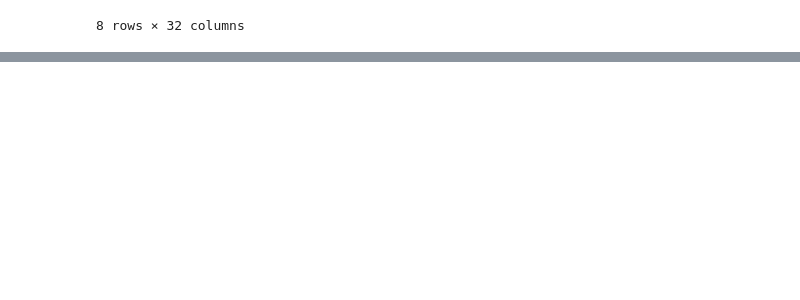
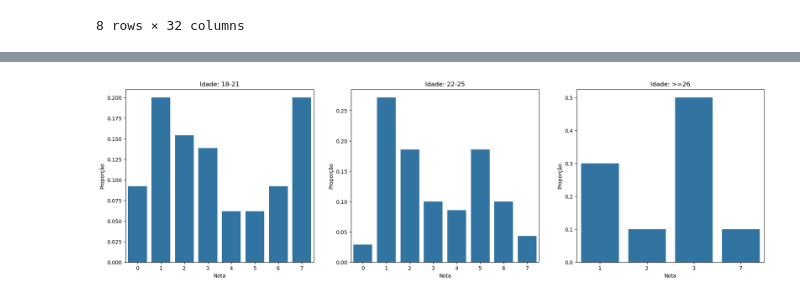
Before and after one commit to RodolfoPCruz/students-performance, a Jupyter notebook: performance.ipynb, the cells around one changed output, grey strips where cells are left out. Cells and saved outputs as stored; diff of their text form; code cells hidden in the pictures; blank space fills up the shorter version.

Commit message:
feat: Analise exploratoria da idade e das notas

```diff
--- a/performance.ipynb
+++ b/performance.ipynb
@@ -156,0 +171,6 @@ df_higher_education.describe()
+# %%
+# Proporcao de alunos em cada grupo de idade
+
+index_idade={1:'18-21',2:'22-25',3:'>=26'}
+idade_higher_education=criar_df_value_counts_proporcao(df_higher_education,"AGE",index_idade,'Idade')
+idade_higher_education
@@ -156,0 +183,6 @@ df_higher_education.describe()
+# %%
+#Agrupar alunos por idade e nota
+
+df_he_grouped_age_grade=df_higher_education.groupby(["AGE","GRADE"]).count().loc[:,['STUDENTID']].rename(columns={'STUDENTID':'Número Alunos'})
+print('Total de Alunos: {}'.format(len(df_higher_education)))
+df_he_grouped_age_grade
@@ -156,0 +222,14 @@ df_higher_education.describe()
+# %%
+#Proporção dentro de cada grupo
+#Por exemplo, dentre alunos com idades entre 18 e 21 anos, aproximadamente 20% tiraram nota 1
+
+
+fig,axs=plt.subplots(ncols=3,nrows=1,figsize=(22,6))
+for age_group in range(1,4):
+    age=df_he_grouped_age_grade.loc[age_group,:]/df_he_grouped_age_grade.loc[age_group,:].sum()
+    sns.barplot(data=age,x=age.index,y='Número Alunos',ax=axs[age_group-1])
+    axs[age_group-1].set_xlabel('Nota')
+    axs[age_group-1].set_ylabel('Proporção')
+    axs[age_group-1].set_title('Idade: {}'.format(index_idade[age_group]))
+# %% [output]
+[figure, added]
```
Also changed, not shown: parts of 7 cells of this notebook.
